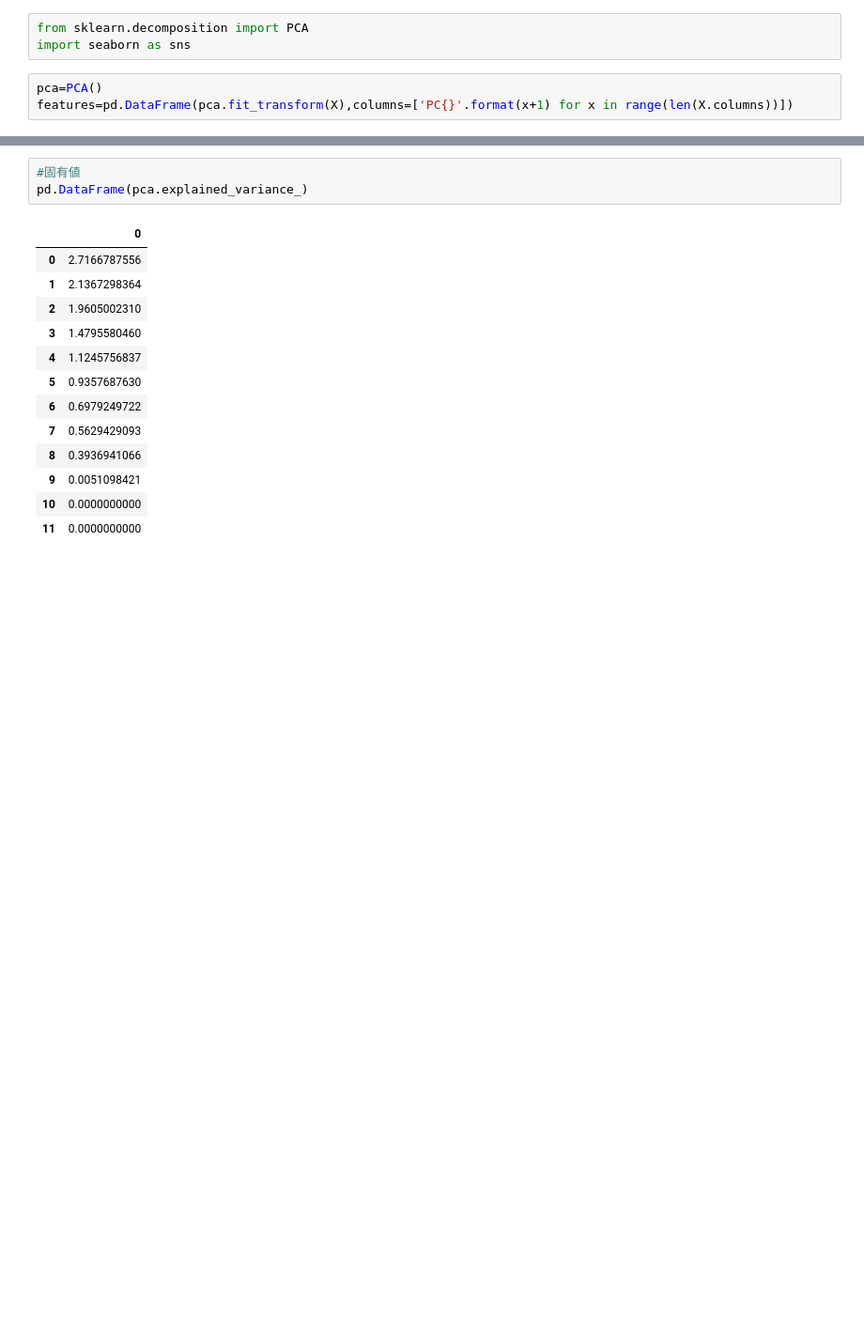
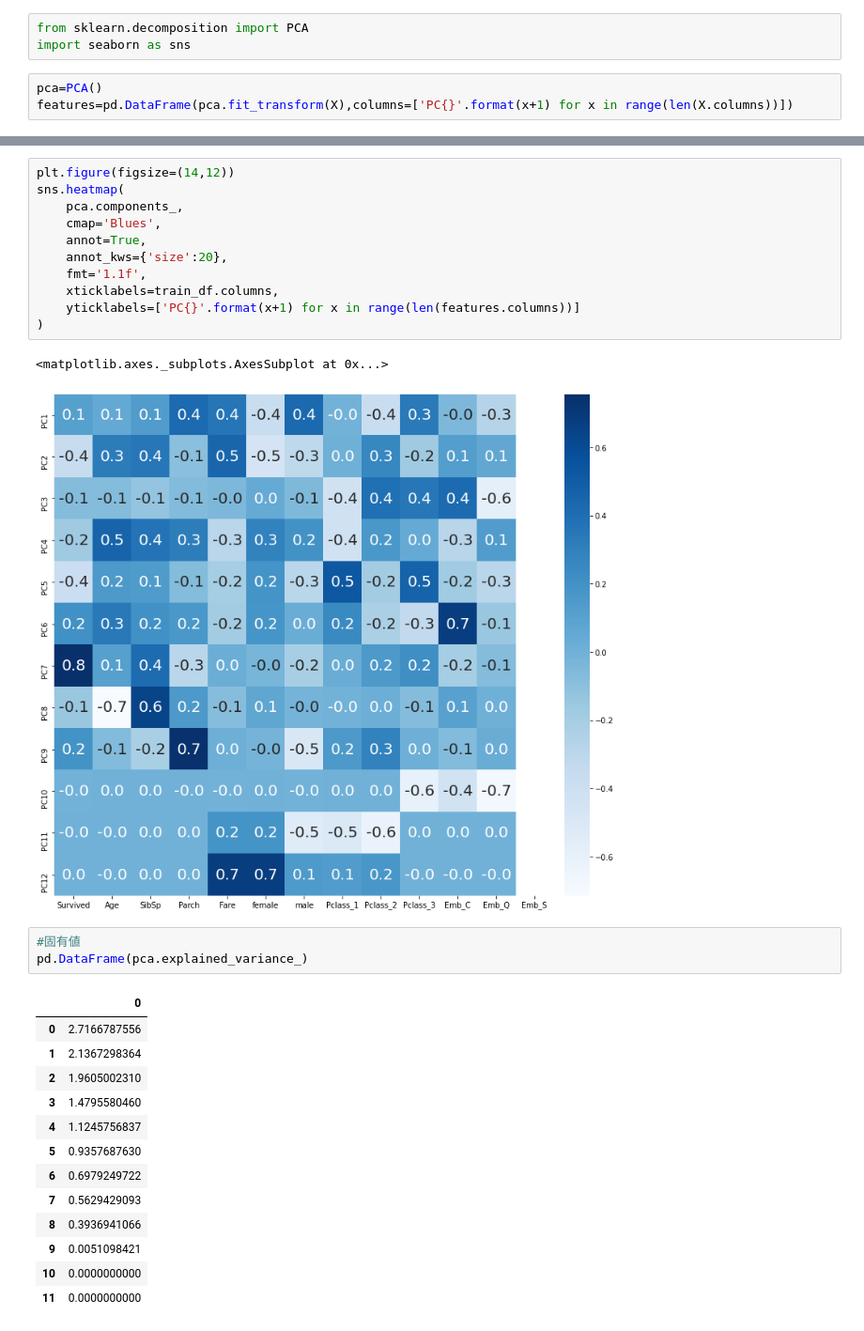
Before and after one commit to yuki-tamaribuchi/stats_code_kata, a Jupyter notebook: kaggle_titanic_pca_2.ipynb, the cells around one changed output, grey strips where cells are left out. Shown at 94% size. Saved outputs shown, nothing was run; the diff lists cells and outputs as text; blank space fills up the shorter version.

```diff
--- a/kaggle_titanic_pca_2.ipynb
+++ b/kaggle_titanic_pca_2.ipynb
@@ -164,6 +164,20 @@ pd.DataFrame(pca.components_,index=['PC{}'.format(x+1) for x in range(len(X.colu
 | PC10 | -0.0040440599 | 0.0003056647 | 0.0018693270 | -0.0001004668 | -0.0025197371 | 0.0025197371 | -0.0031515883 | 0.0018062694 | 0.0012453788 | -0.5943280271 | -0.4283898219 | ... |
 | PC11 | -0.0000000000 | -0.0000000000 | 0.0000000000 | 0.0000000000 | 0.1896058908 | 0.1896058908 | -0.5352695133 | -0.5056061698 | -0.6212472628 | 0.0000000000 | 0.0000000000 | ... |
 | PC12 | 0.0000000000 | -0.0000000000 | 0.0000000000 | 0.0000000000 | 0.6812118659 | 0.6812118659 | 0.1489848577 | 0.1407284767 | 0.1729155738 | -0.0000000000 | -0.0000000000 | ... |
+# %%
+plt.figure(figsize=(14,12))
+sns.heatmap(
+    pca.components_,
+    cmap='Blues',
+    annot=True,
+    annot_kws={'size':20},
+    fmt='1.1f',
+    xticklabels=train_df.columns,
+    yticklabels=['PC{}'.format(x+1) for x in range(len(features.columns))]
+)
+# %% [output]
+<matplotlib.axes._subplots.AxesSubplot at 0x...>
+[figure, added]
 # %%
 #固有値
 pd.DataFrame(pca.explained_variance_)
```
Also changed, not shown: parts of 1 cell of this notebook.
